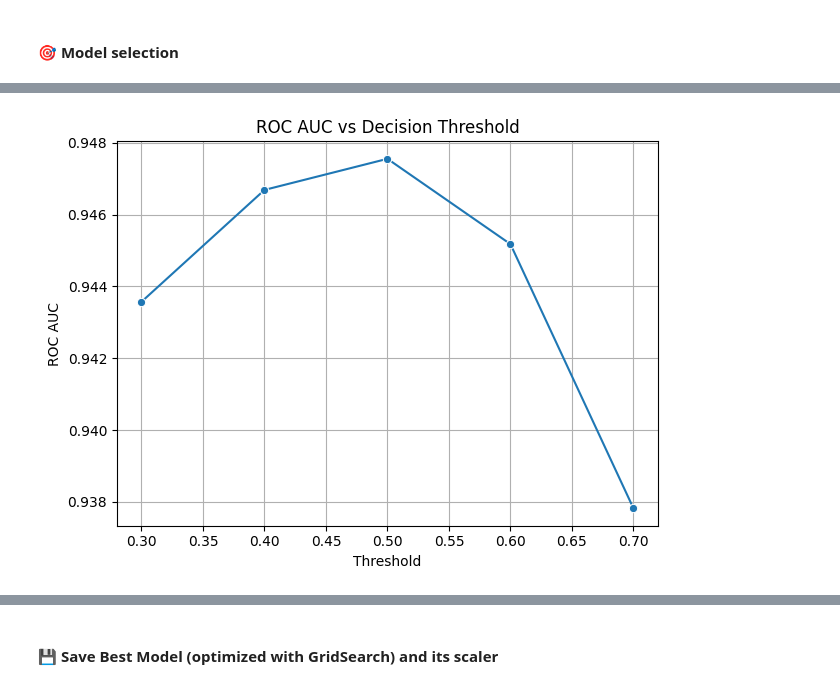
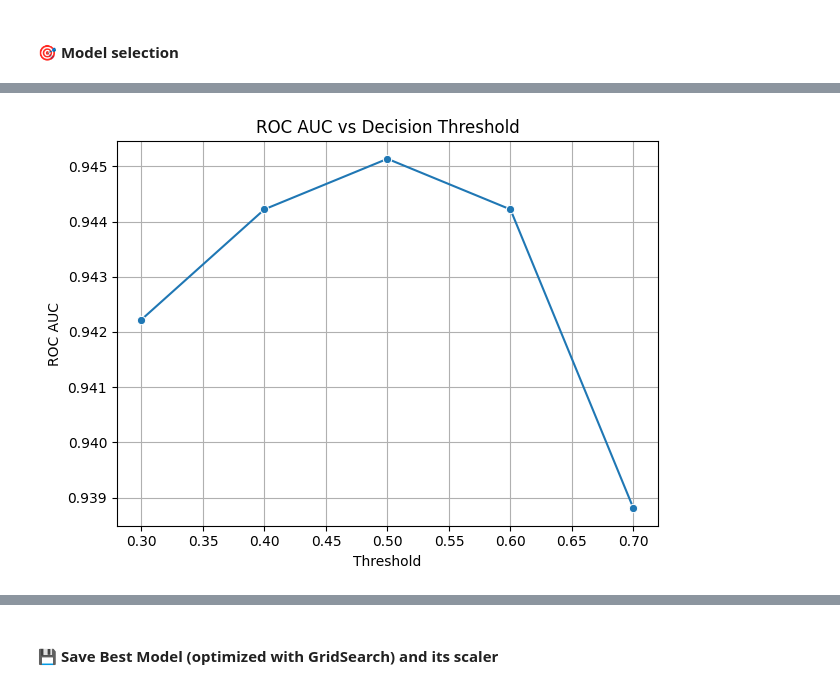
Before and after one commit to Anto-dev360/SensorGuard, a Jupyter notebook: notebooks/modeling_failure_prediction.ipynb, the cells around one changed output, grey strips where cells are left out. Cells and saved outputs as stored; diff of their text form; code cells hidden in the pictures.

```diff
--- a/notebooks/modeling_failure_prediction.ipynb
+++ b/notebooks/modeling_failure_prediction.ipynb
@@ -70,0 +73,20 @@ df.head()
+# %%
+# 1- Convert boolean columns to integers for model compatibility
+converted_bool_cols = []
+for col in df.columns:
+    if df[col].dropna().isin([True, False]).all():
+        df[col] = df[col].astype(bool).astype(int)
+        converted_bool_cols.append(col)
+        print(f"🔁 Replace boolean, target {col} unique values:", df[col].unique())
+
+# 2- Identify float columns containing only integer values
+float_cols = df.select_dtypes(include=["float"]).columns
+
+float_to_int_candidates = []
+for col in float_cols:
+    if df[col].dropna().apply(float.is_integer).all():
+        float_to_int_candidates.append(col)
+
+if float_to_int_candidates:
+    print(f"🔁 Float columns with only integer values converted: {float_to_int_candidates}")
+    df[float_to_int_candidates] = df[float_to_int_candidates].astype("int")
@@ -251,8 +305,10 @@ print(f"\n✅ Total features selected: {len(features)}: {features}")
 # %%
-# Split and scale the data
+# Train/test split
 X_train, X_test, y_train, y_test = train_test_split(
-    X, y, test_size=0.2, random_state=42
+    X, y, test_size=0.2, random_state=42, stratify=y
 )
+
+# Scaling
 scaler = StandardScaler()
 X_train_scaled = scaler.fit_transform(X_train.values)
 X_test_scaled = scaler.transform(X_test.values)
@@ -267,8 +325,9 @@ X_test_scaled = scaler.transform(X_test.values)
 # %%
 # Define candidate models
 models = {
-    "Logistic Regression": LogisticRegression(max_iter=1000),
+    "Logistic Regression": LogisticRegression(max_iter=1000, random_state=42),
     "Support Vector Machine": SVC(kernel="linear", probability=True, random_state=42),
+    "Random Forest": RandomForestClassifier(n_estimators=100, random_state=42),
 }
 
 model_scores = {}
@@ -425,30 +490,30 @@ print(f"🔬 Precision (class 1): {model_scores[best_model_name]['1']['precision
 # %%
 # Predict probabilities
 y_scores = best_model.predict_proba(X_test_scaled)[:, 1]
 
 # Try multiple thresholds
 thresholds = [0.3, 0.4, 0.5, 0.6, 0.7]
 performance = []
 
 for t in thresholds:
     preds = (y_scores > t).astype(int)
-    auc = roc_auc_score(y_test, preds)
-    performance.append({"Threshold": t, "ROC AUC": auc})
+    roc_auc = roc_auc_score(y_test, preds)
+    performance.append({"Threshold": t, "ROC AUC": roc_auc})
 
 # Plot the results
 perf_df = pd.DataFrame(performance)
 sns.lineplot(data=perf_df, x="Threshold", y="ROC AUC", marker="o")
 plt.title("ROC AUC vs Decision Threshold")
 plt.xlabel("Threshold")
 plt.ylabel("ROC AUC")
 plt.grid(True)
 plt.tight_layout()
 plt.show()
 
 print(
     "✅ Based on ROC analysis, the default threshold of 0.5 provides optimal balance between precision and recall"
 )
-print("  No custom threshold adjustment is required.")
+print("No custom threshold adjustment is required.")
 # %% [output]
-[figure, old version]
+[figure, new version]
 ✅ Based on ROC analysis, the default threshold of 0.5 provides optimal balance between precision and recall
```
Also changed, not shown: parts of 31 cells of this notebook, 9 other files.
